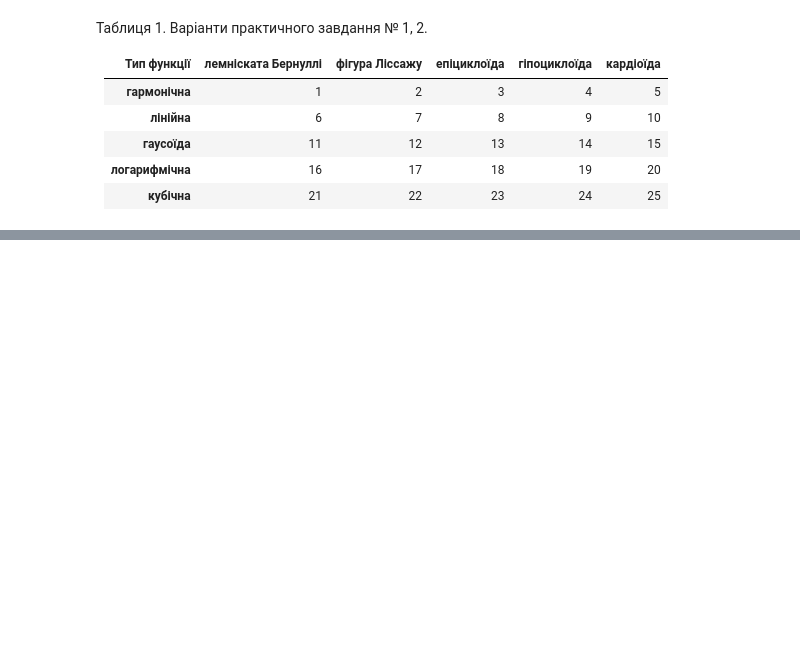
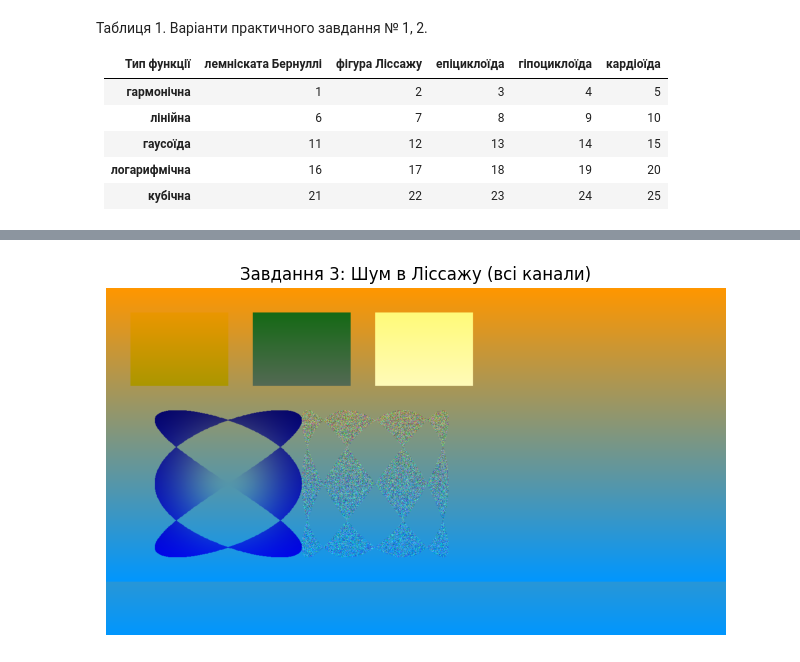
Before and after one commit to Bogd-an/2025_cv, a Jupyter notebook: pw/pw1.ipynb, the cells around one changed output, grey strips where cells are left out. Cells and saved outputs as stored; diff of their text form; code cells hidden in the pictures; blank space fills up the shorter version.

```diff
--- a/pw/pw1.ipynb
+++ b/pw/pw1.ipynb
@@ -40,0 +174,30 @@
+# %%
+# 5. Завдання 3: Додавання шуму в зоні Ліссажу
+task3_img = task2_img.copy()
+
+# Параметри для другої зони Ліссажу (зсунемо її вправо)
+center_liz2 = (550, 400)
+size_liz2 = (150, 150)
+params_liz2 = (3, 4, 0) # Інша форма (a=3, b=4)
+
+# 1. Створюємо маску
+mask_liz2 = create_lissajous_mask(
+    task3_img.shape, center_liz2, size_liz2, params_liz2)
+
+# 2. Генеруємо Гаусовий шум
+mean = 0
+sigma = 50
+gauss_noise = np.random.normal(mean, sigma, task3_img.shape).astype(np.int16)
+
+# 3. Додаємо шум до зображення
+# Конвертуємо в int16 щоб уникнути переповнення при додаванні, потім кліпаємо
+img_int16 = task3_img.astype(np.int16)
+noisy_img = img_int16 + gauss_noise
+noisy_img = np.clip(noisy_img, 0, 255).astype(np.uint8)
+
+# 4. Застосовуємо шум тільки в зоні маски для всіх 3 каналів
+task3_img = np.where(mask_liz2[:, :, None] == 255, noisy_img, task3_img)
+
+show_image(task3_img, "Завдання 3: Шум в Ліссажу (всі канали)")
+# %% [output]
+[figure, added]
```
Also changed, not shown: parts of 8 cells of this notebook, 2 other files.
